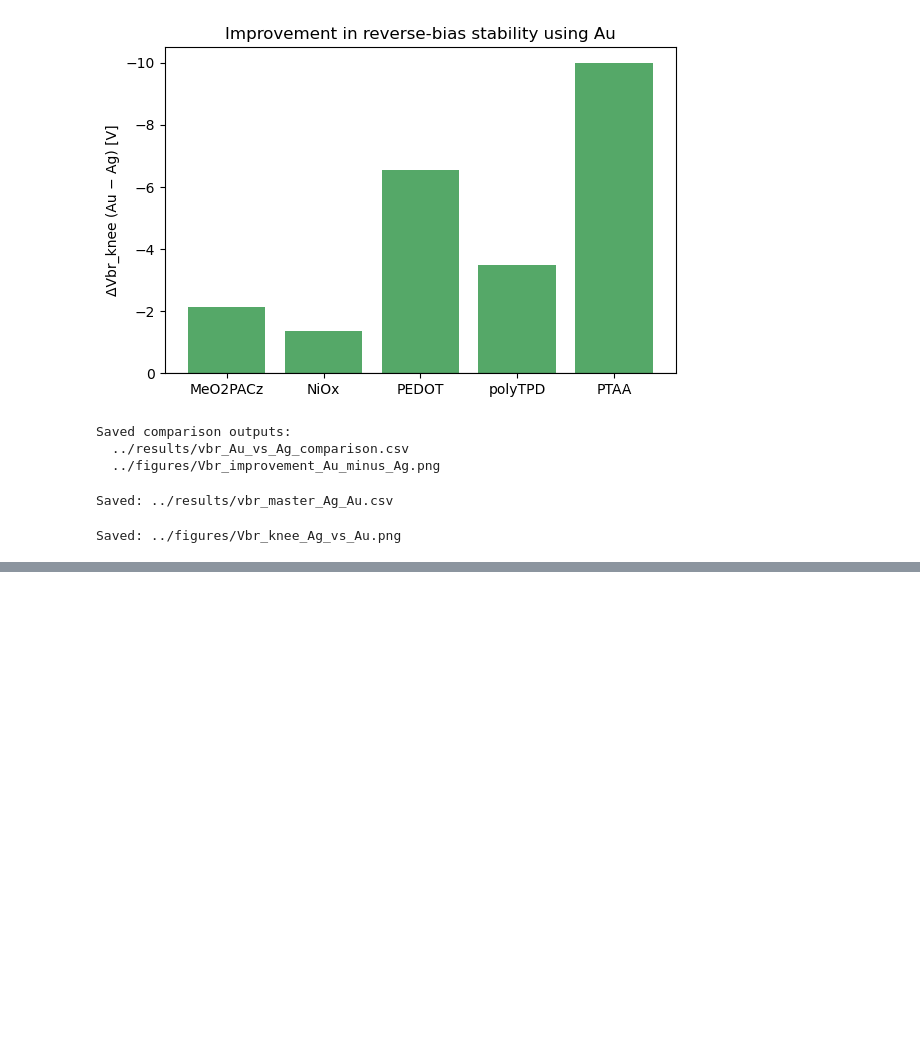
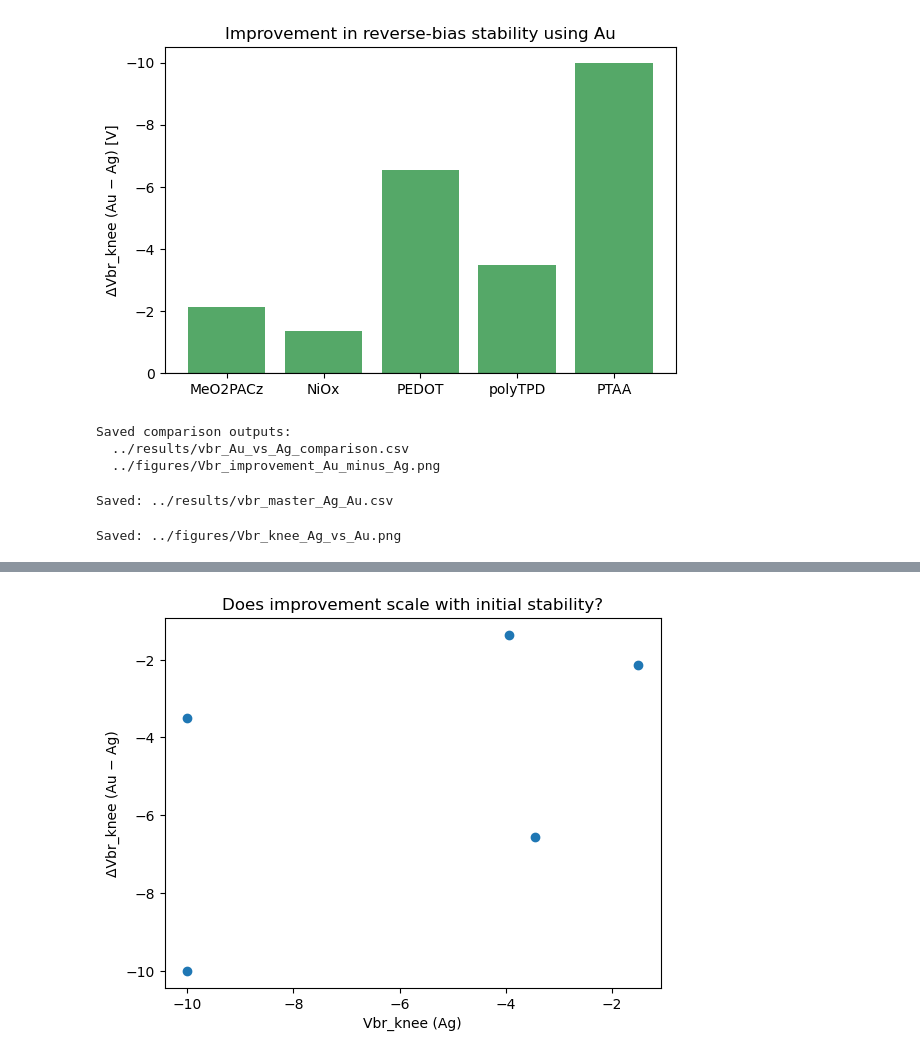
Before and after one commit to Mazhar-PerovAI/PerovAI_Course, a Jupyter notebook: Week08/notebooks/Ag.ipynb, the cells around one changed output, grey strips where cells are left out. Drawn from its saved outputs; the diff is of its cells as text; code cells hidden in the pictures; blank space fills up the shorter version.

```diff
--- a/Week08/notebooks/Ag.ipynb
+++ b/Week08/notebooks/Ag.ipynb
@@ -496,0 +506,10 @@ Saved: ../figures/Vbr_knee_Ag_vs_Au.png
+# %%
+import matplotlib.pyplot as plt
+
+plt.scatter(comp["Vbr_knee_Ag"], comp["ΔVbr_knee"])
+plt.xlabel("Vbr_knee (Ag)")
+plt.ylabel("ΔVbr_knee (Au − Ag)")
+plt.title("Does improvement scale with initial stability?")
+plt.show()
+# %% [output]
+[figure, added]
```
Also changed, not shown: parts of 5 cells of this notebook, 3 other files.
